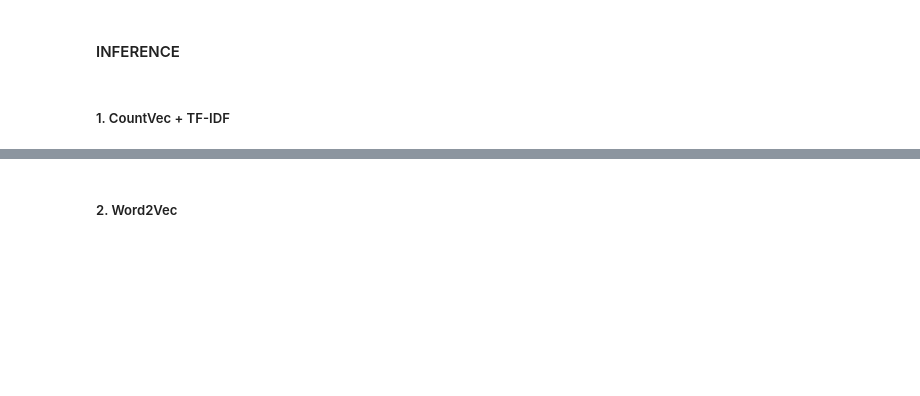
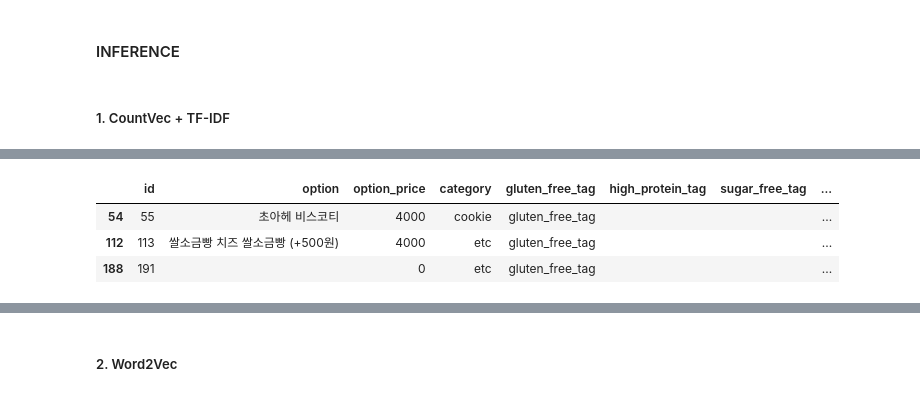
Before and after one commit to Pseudo-Lab/healthy_dessert_recommender_system, a Jupyter notebook: bbangle_sim/recommendation_v0.1.ipynb, the cells around one changed output, grey strips where cells are left out. Cells and saved outputs as stored; diff of their text form; code cells hidden in the pictures; blank space fills up the shorter version.

```diff
--- a/bbangle_sim/recommendation_v0.1.ipynb
+++ b/bbangle_sim/recommendation_v0.1.ipynb
@@ -524,0 +530,7 @@ content_recommender(100, 10, sold_out)
+# %%
+df[df['product_board_id'].isin(case_2)]
+# %% [output]
+|  | id | option | option_price | category | gluten_free_tag | high_protein_tag | sugar_free_tag | ... |
+| 54 | 55 | 초아헤 비스코티 | 4000 | cookie | gluten_free_tag |  |  | ... |
+| 112 | 113 | 쌀소금빵 치즈 쌀소금빵 (+500원) | 4000 | etc | gluten_free_tag |  |  | ... |
+| 188 | 191 |  | 0 | etc | gluten_free_tag |  |  | ... |
```
Also changed, not shown: parts of 13 cells of this notebook.
